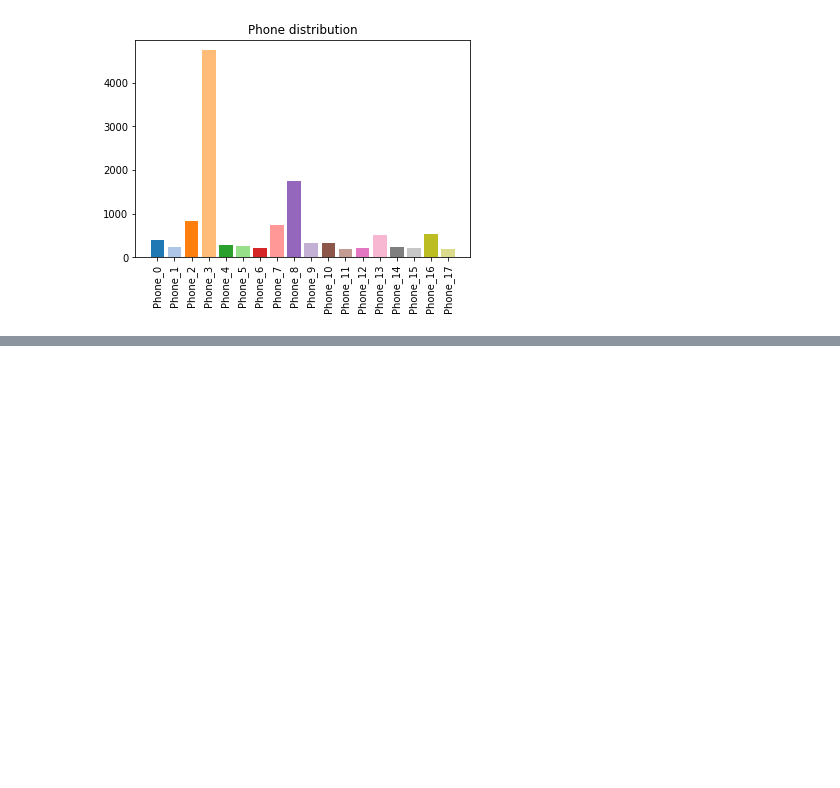
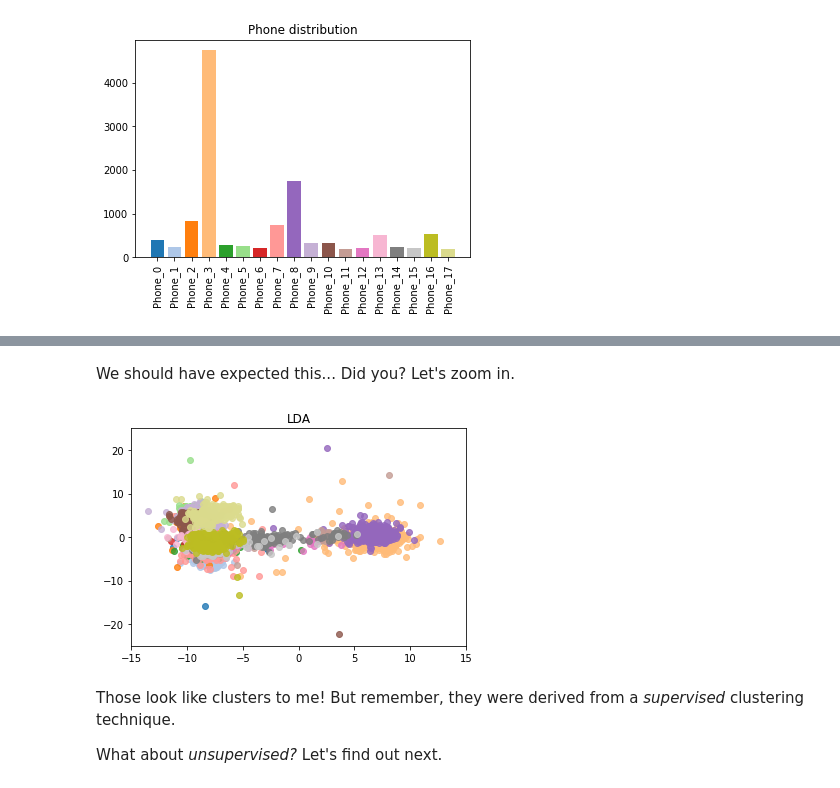
Before and after one commit to Fluzzroz/Contxtful-phone-model, a Jupyter notebook: Solution.ipynb, the cells around one changed output, grey strips where cells are left out. Drawn from its saved outputs; the diff is of its cells as text; code cells hidden in the pictures; blank space fills up the shorter version.

```diff
--- a/Solution.ipynb
+++ b/Solution.ipynb
@@ -42,0 +158,18 @@ plt.show()
+# %% [markdown]
+We should have expected this... Did you? Let's zoom in.
+# %%
+for category, label in enumerate(phone_labels):
+    plt.scatter(X_prime[y == category,0], X_prime[y == category,1],
+                alpha=.8,color=colors[category], label=label)
+
+plt.title('LDA')
+plt.xlim(-15,15)
+plt.ylim(-25,25)
+plt.show()
+#plt.savefig("images/LDA_scatter_zoomed_view.png", bbox_inches="tight")
+# %% [output]
+[figure, added]
+# %% [markdown]
+Those look like clusters to me! But remember, they were derived from a *supervised* clustering technique.
+
+What about _unsupervised?_ Let's find out next.
```
Also changed, not shown: parts of 64 cells of this notebook, 29 other files.
